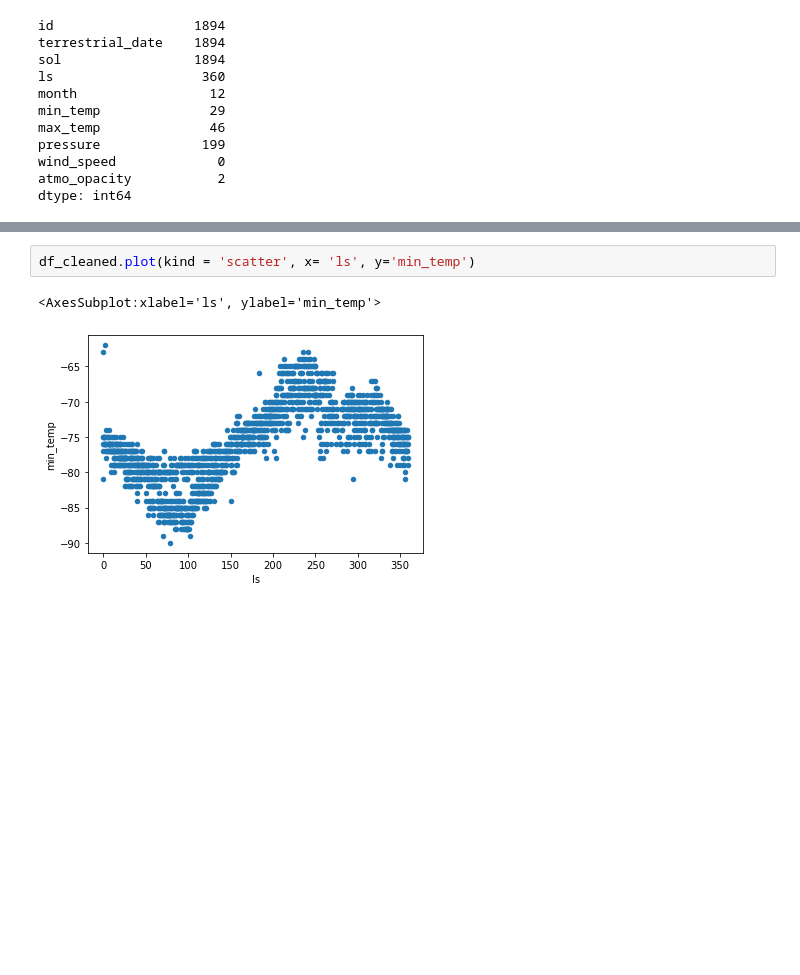
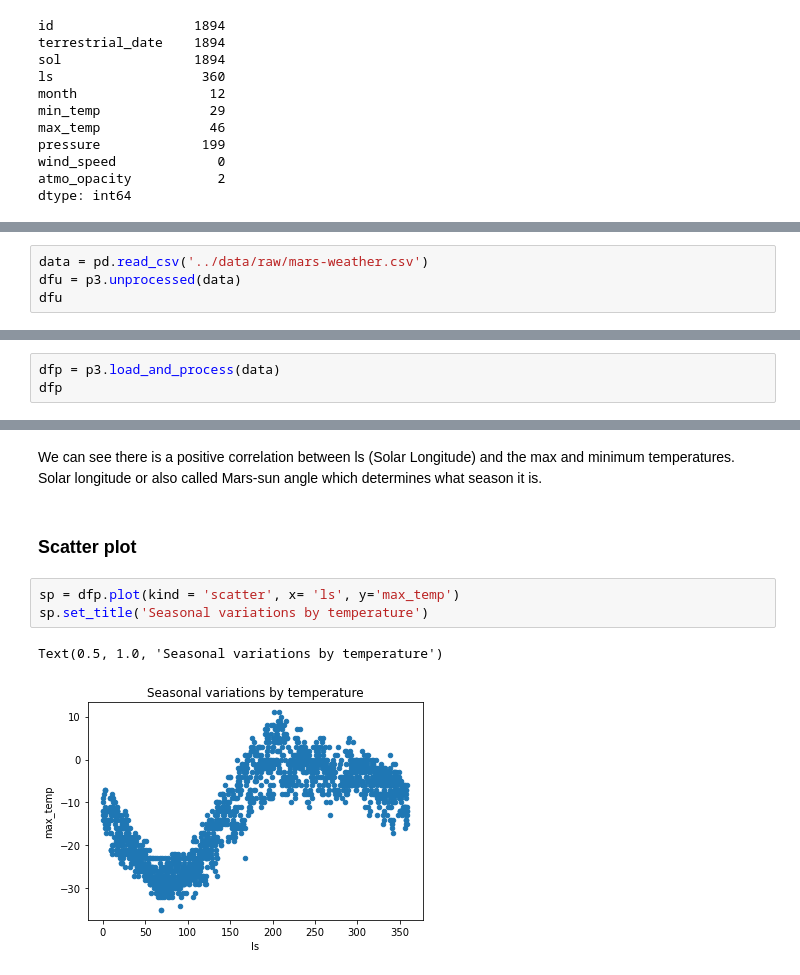
Before and after one commit to data301-2021-winter1/group15-project, a Jupyter notebook: notebooks/analysis3.ipynb, the cells around one changed output, grey strips where cells are left out. Cells and saved outputs as stored; diff of their text form; blank space fills up the shorter version.

Commit message:
MAde analysis pipeline and method chains, and provided analysis into data

```diff
--- a/notebooks/analysis3.ipynb
+++ b/notebooks/analysis3.ipynb
@@ -119,0 +72,4 @@ df_cleaned.shape
+# %%
+data = pd.read_csv('../data/raw/mars-weather.csv')
+dfu = p3.unprocessed(data)
+dfu
@@ -119,0 +90,3 @@ df_cleaned.shape
+# %%
+dfp = p3.load_and_process(data)
+dfp
@@ -124,8 +125,13 @@ sns.heatmap(corr, xticklabels=corr.columns, yticklabels=corr.columns, annot=True
 # %% [output]
 <AxesSubplot:>
 [figure]
+# %% [markdown]
+We can see there is a positive correlation between ls (Solar Longitude) and the max and minimum temperatures. Solar longitude or also called Mars-sun angle which determines what season it is.
+# %% [markdown]
+### Scatter plot
 # %%
-df_cleaned.plot(kind = 'scatter', x= 'ls', y='min_temp')
+sp = dfp.plot(kind = 'scatter', x= 'ls', y='max_temp')
+sp.set_title('Seasonal variations by temperature')
 # %% [output]
-<AxesSubplot:xlabel='ls', ylabel='min_temp'>
+Text(0.5, 1.0, 'Seasonal variations by temperature')
-[figure, old version]
+[figure, new version]
```
Also changed, not shown: parts of 26 cells of this notebook, 1 other file.
